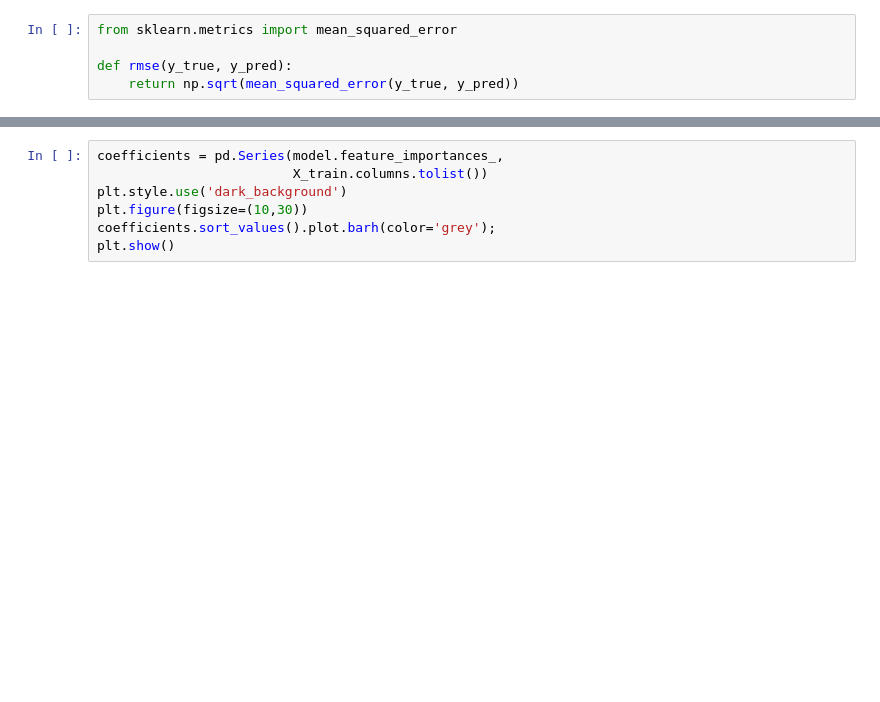
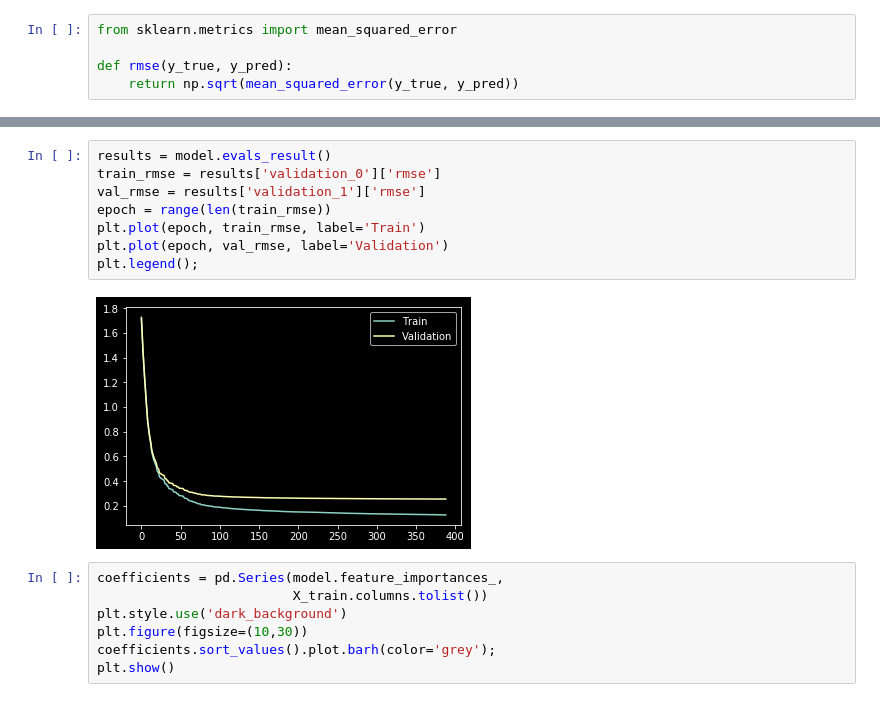
Before and after one commit to LambdaSchool/DEPRECATED-DS-Unit-2-Applied-Modeling, a Jupyter notebook: module4-model-interpretation/model_interpretation_assignment.ipynb, the cells around one changed output, grey strips where cells are left out. Drawn from its saved outputs; the diff is of its cells as text; blank space fills up the shorter version.

```diff
--- a/module4-model-interpretation/model_interpretation_assignment.ipynb
+++ b/module4-model-interpretation/model_interpretation_assignment.ipynb
@@ -181,3 +174,13 @@ Stopping. Best iteration:
+# %%
+results = model.evals_result()
+train_rmse = results['validation_0']['rmse']
+val_rmse = results['validation_1']['rmse']
+epoch = range(len(train_rmse))
+plt.plot(epoch, train_rmse, label='Train')
+plt.plot(epoch, val_rmse, label='Validation')
+plt.legend();
+# %% [output]
+[figure, added]
 # %%
 coefficients = pd.Series(model.feature_importances_,
                          X_train.columns.tolist())
```
Also changed, not shown: parts of 6 cells of this notebook.
